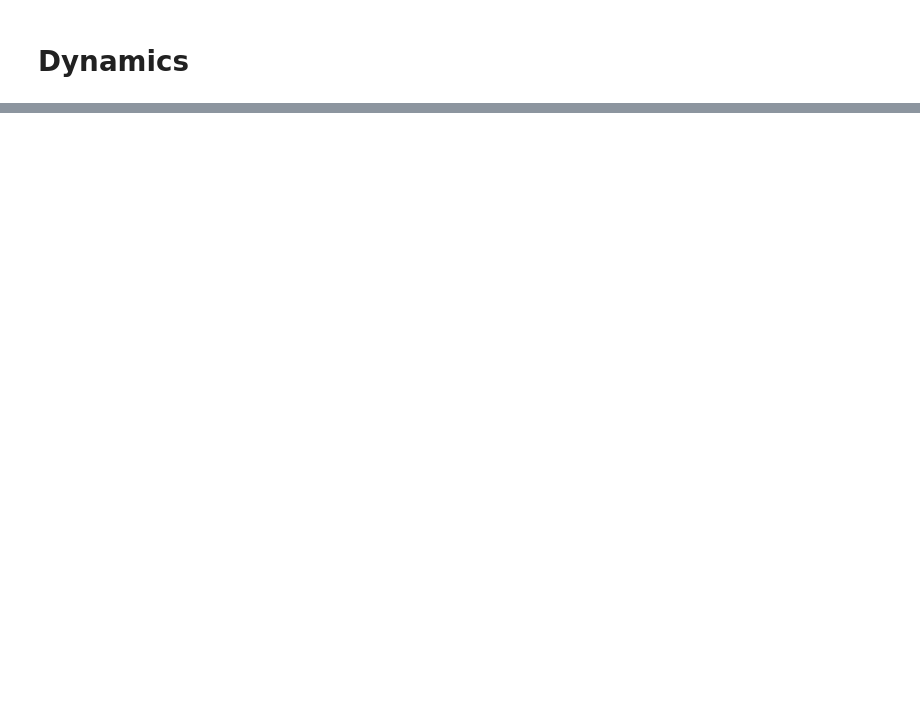
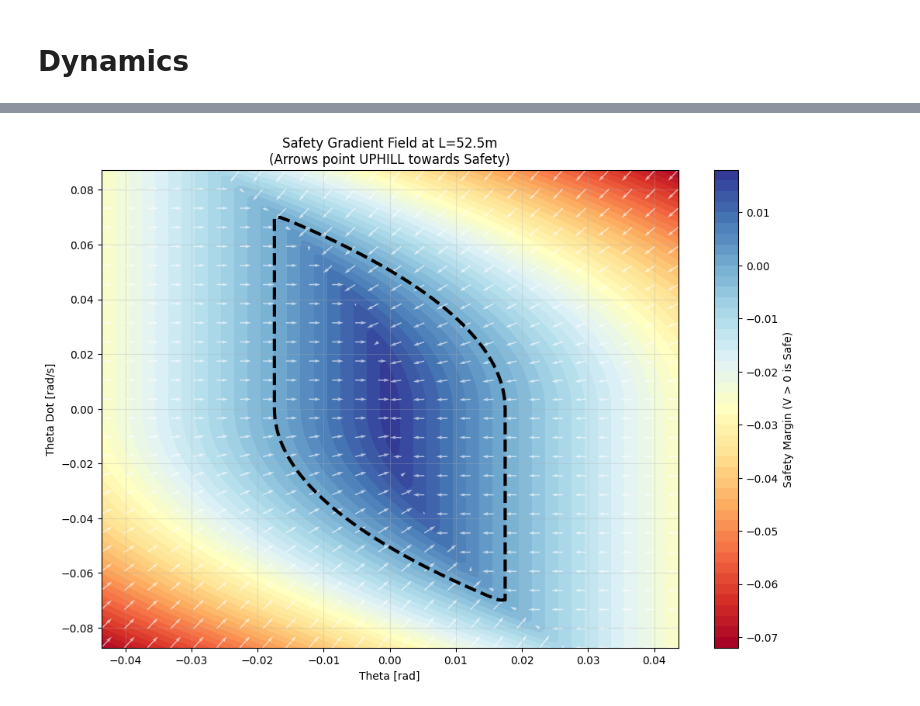
Before and after one commit to jaspermatthe/AA548-Project, a Jupyter notebook: project_QP_Zipline.ipynb, the cells around one changed output, grey strips where cells are left out. Cells and saved outputs as stored; diff of their text form; code cells hidden in the pictures; blank space fills up the shorter version.

```diff
--- a/project_QP_Zipline.ipynb
+++ b/project_QP_Zipline.ipynb
@@ -378,0 +636,56 @@ Using this expected drag, we can apply a proportional control input to attempt t
+# %%
+import numpy as np
+import matplotlib.pyplot as plt
+
+# 1. Setup Data
+ell_index = grid.shape[2] // 2
+ell_val = grid.coordinate_vectors[2][ell_index]
+V_slice = target_values[:, :, ell_index]
+
+# Create Meshgrid for plotting
+theta_vec = grid.coordinate_vectors[0]
+thetadot_vec = grid.coordinate_vectors[1]
+X, Y = np.meshgrid(theta_vec, thetadot_vec, indexing='ij')
+
+# 2. Compute Gradients numerically
+# We use np.gradient to get (dV/dtheta, dV/dthetadot)
+d_theta = theta_vec[1] - theta_vec[0]
+d_thetadot = thetadot_vec[1] - thetadot_vec[0]
+
+grad_theta, grad_thetadot = np.gradient(V_slice, d_theta, d_thetadot)
+
+# 3. Plot
+fig, ax = plt.subplots(figsize=(12, 8))
+
+# A. Contour (Safety Margin)
+# Note: X and Y are used directly, no need to transpose V_slice if using 'ij' indexing meshgrid properly
+# But standard plt.contourf expects (Y, X) or transposed Z if strictly using vectors.
+# Let's stick to your previous working orientation:
+cntr = ax.contourf(theta_vec, thetadot_vec, V_slice.T, levels=50, cmap='RdYlBu')
+fig.colorbar(cntr, label='Safety Margin (V > 0 is Safe)')
+
+# B. Zero Boundary
+ax.contour(theta_vec, thetadot_vec, V_slice.T, levels=[0], colors='black', linewidths=3, linestyles='--')
+
+# C. Quiver (Gradient Arrows)
+# We decimate (skip) points so the plot isn't just a black blob of arrows
+skip = 4
+# V_slice.T means we must also transpose the gradients to match the plot orientation
+ax.quiver(
+    X[::skip, ::skip].T,
+    Y[::skip, ::skip].T,
+    grad_theta[::skip, ::skip].T,
+    grad_thetadot[::skip, ::skip].T,
+    color='white',
+    alpha=0.6,
+    scale=None, # Auto-scale arrows
+    width=0.002
+)
+
+ax.set_xlabel("Theta [rad]")
+ax.set_ylabel("Theta Dot [rad/s]")
+ax.set_title(f"Safety Gradient Field at L={ell_val:.1f}m\n(Arrows point UPHILL towards Safety)")
+ax.grid(True, alpha=0.3)
+plt.show()
+# %% [output]
+[figure, added]
```
Also changed, not shown: parts of 26 cells of this notebook, 1 other file.
